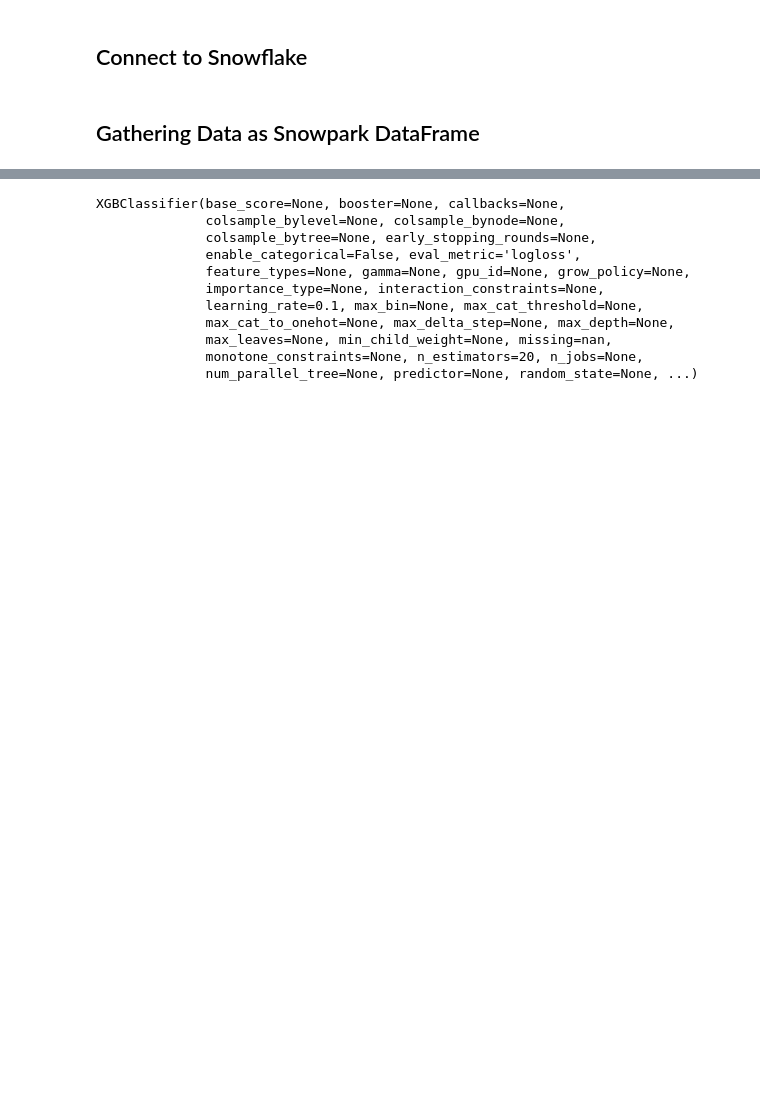
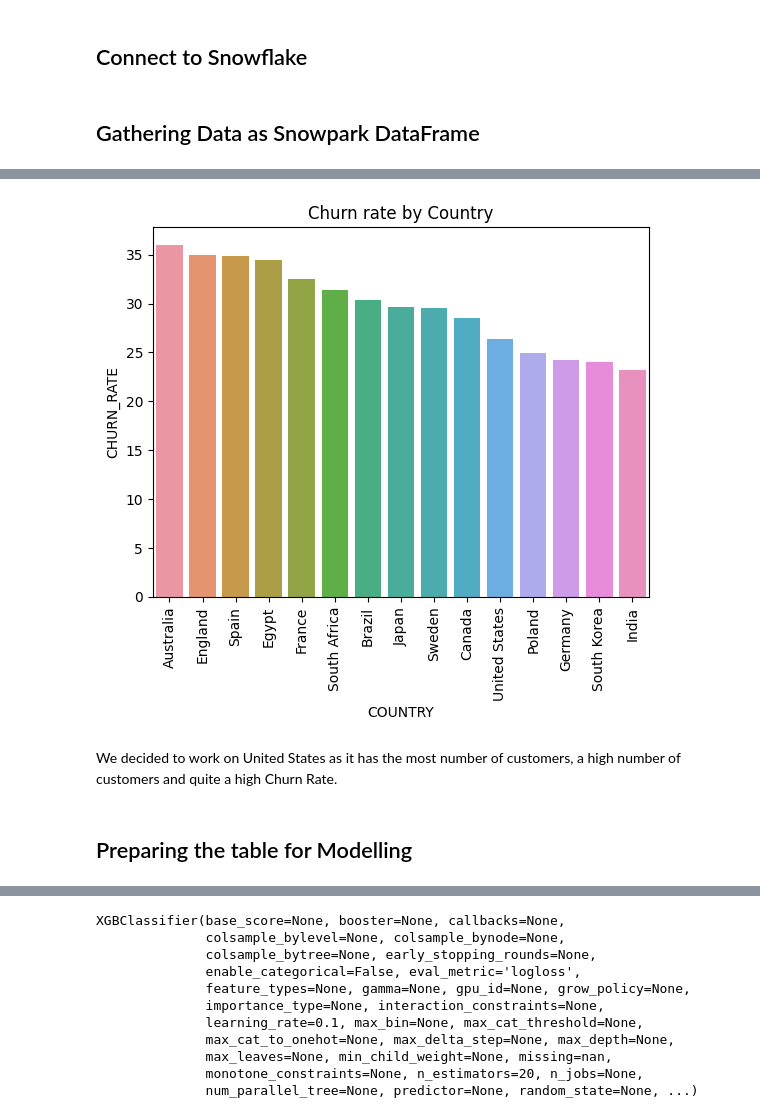
Before and after one commit to R-otato/Tasty_Insights, a Jupyter notebook: Test.ipynb, the cells around one changed output, grey strips where cells are left out. Cells and saved outputs as stored; diff of their text form; code cells hidden in the pictures; blank space fills up the shorter version.

```diff
--- a/Test.ipynb
+++ b/Test.ipynb
@@ -73,2 +149,14 @@ tasty_bytes_customer_loyalty = session.table("frostbyte_tasty_bytes.raw_customer
+# %%
+#Churn rate by Country
+sns.barplot(x='COUNTRY',y='CHURN_RATE',data=temp_df)
+plt.xticks(rotation=90)
+plt.title('Churn rate by Country')
+plt.show()
+# %% [output]
+[figure, added]
+# %% [markdown]
+We decided to work on United States as it has the most number of customers, a high number of customers and quite a high Churn Rate.
+# %% [markdown]
+## Preparing the table for Modelling
 # %%
 #Filter to only Australia
```
Also changed, not shown: parts of 32 cells of this notebook.
